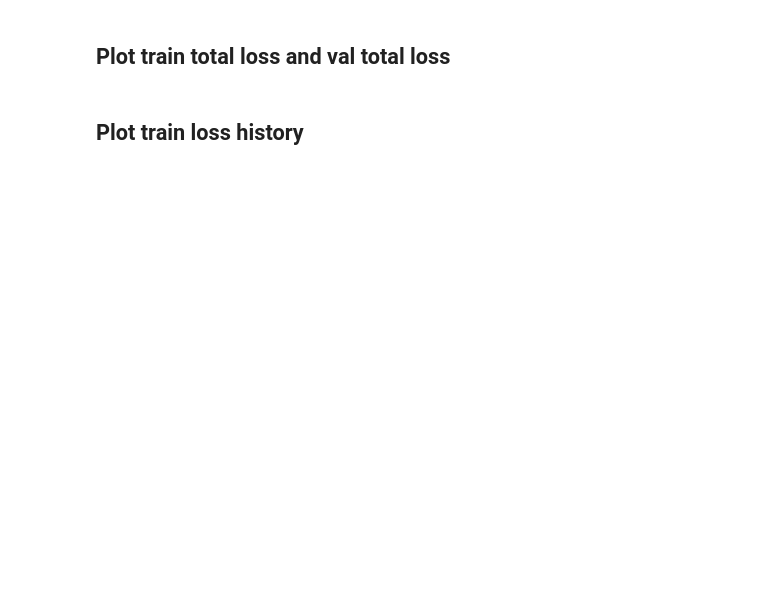
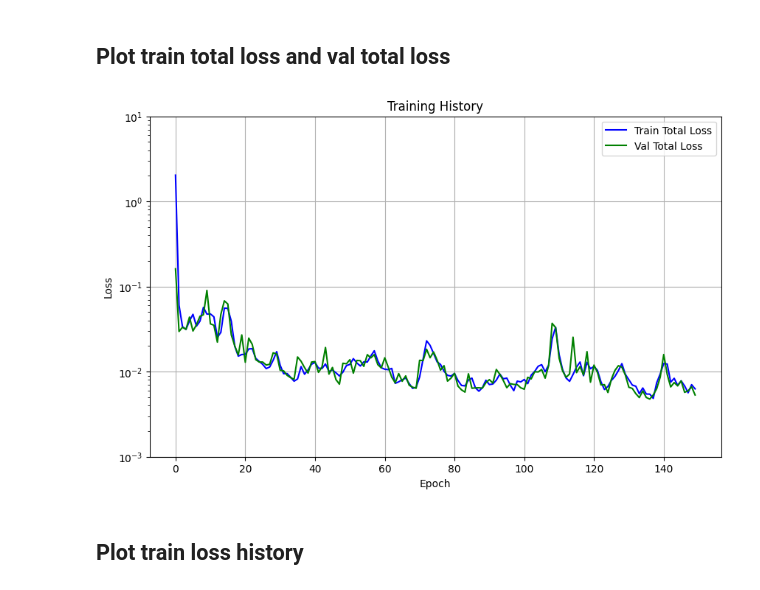
Before and after one commit to Arviano-Yuono/GAE-ROM, a Jupyter notebook: RANS_training.ipynb, the cells around one changed output. Drawn from its saved outputs; the diff is of its cells as text; code cells hidden in the pictures; blank space fills up the shorter version.

```diff
--- a/RANS_training.ipynb
+++ b/RANS_training.ipynb
@@ -56,17 +60,20 @@ history = train(model = model,
 # %%
 train_total_loss = train_history['train_loss']
 val_total_loss = val_history['val_loss']
 
 plt.figure(figsize=(10, 6))
 plt.plot(train_total_loss, label='Train Total Loss', color='blue')
 plt.plot(val_total_loss, label='Val Total Loss', color='green')
+plt.ylim(0.001, 10)
 plt.xlabel('Epoch')
 plt.ylabel('Loss')
 plt.title('Training History')
 plt.legend()
 plt.grid(True)
 plt.yscale('log')
 plt.show()
+# %% [output]
+[figure, added]
 # %% [markdown]
 ## Plot train loss history
 # %%
```
Also changed, not shown: parts of 3 cells of this notebook, 2 other files.
